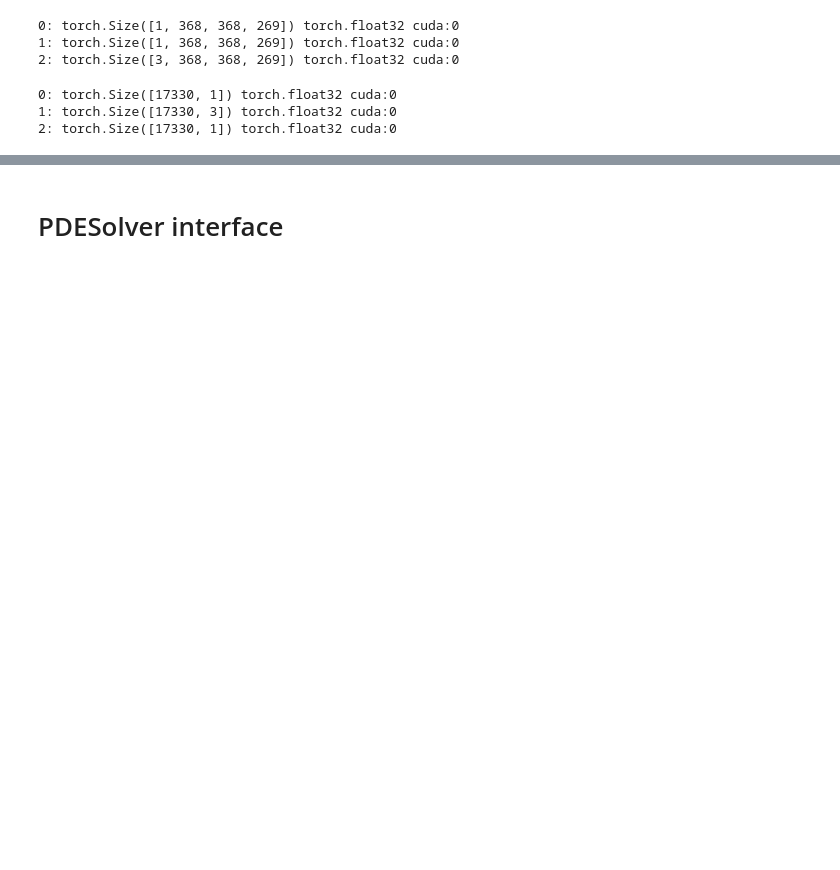
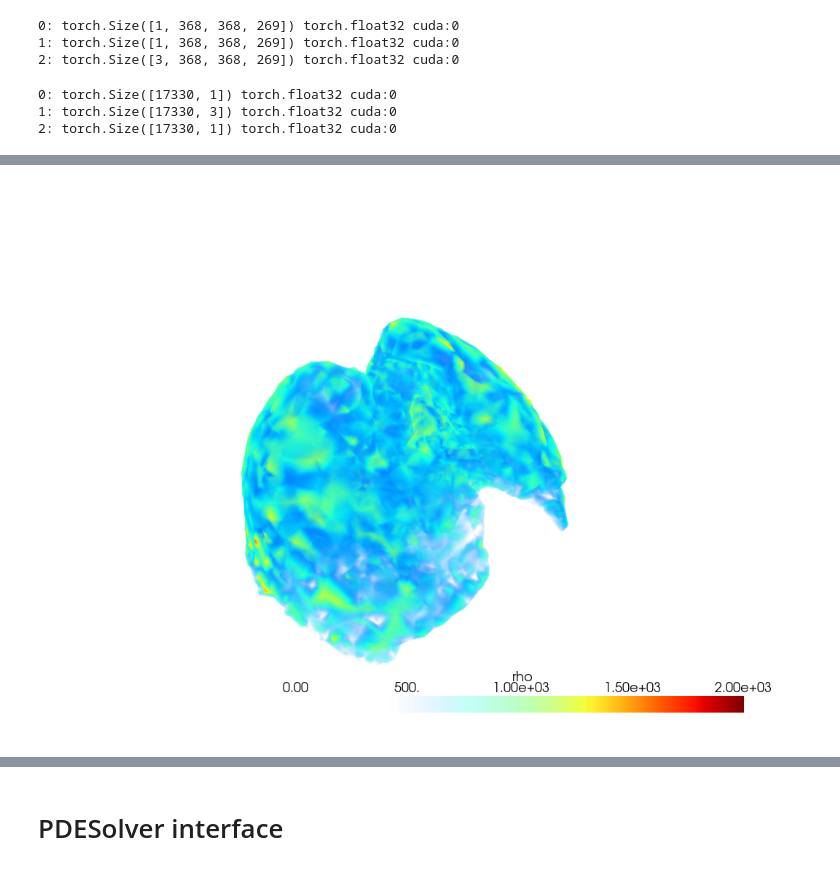
Before and after one commit to mattragoza/lung-project, a Jupyter notebook: notebooks/copdgene/02-fem-simulation.ipynb, the cells around one changed output, grey strips where cells are left out. Saved outputs shown, nothing was run; the diff lists cells and outputs as text; code cells hidden in the pictures; blank space fills up the shorter version.

```diff
--- a/notebooks/copdgene/02-fem-simulation.ipynb
+++ b/notebooks/copdgene/02-fem-simulation.ipynb
@@ -95,0 +190,12 @@ print_tensor_info(image_values, u_obs_values, rho_values)
+# %%
+p = pv.Plotter()
+p.add_volume(
+    pv_mesh,
+    scalars='rho',
+    cmap='jet',
+    clim=(0, 2000),
+    opacity=[0.0, 0.05, 0.5, 0.95, 1.0],
+)
+p.show(jupyter_backend='static')
+# %% [output]
+[figure, added]
```
Also changed, not shown: parts of 31 cells of this notebook, 5 other files.
